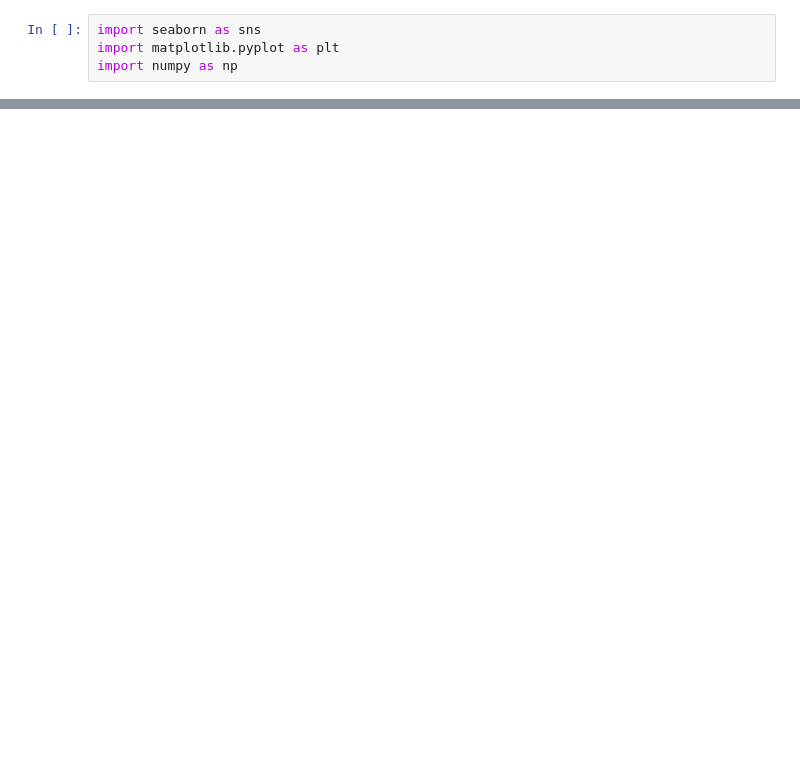
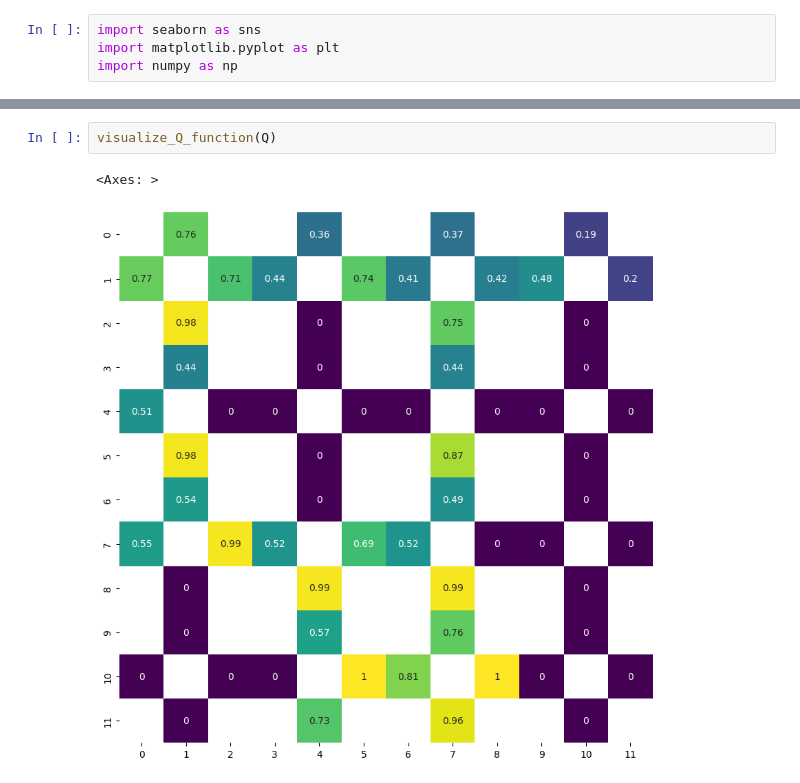
Before and after one commit to mikelgda/rl-projects, a Jupyter notebook: test.ipynb, the cells around one changed output, grey strips where cells are left out. Cells and saved outputs as stored; diff of their text form; blank space fills up the shorter version.

```diff
--- a/test.ipynb
+++ b/test.ipynb
@@ -24,0 +32,5 @@ sns.heatmap(policy_evaluation(policy, env.unwrapped.P).reshape(4,4), annot=True,
+# %%
+visualize_Q_function(Q)
+# %% [output]
+<Axes: >
+[figure, added]
```
Also changed, not shown: parts of 4 cells of this notebook, 3 other files.
